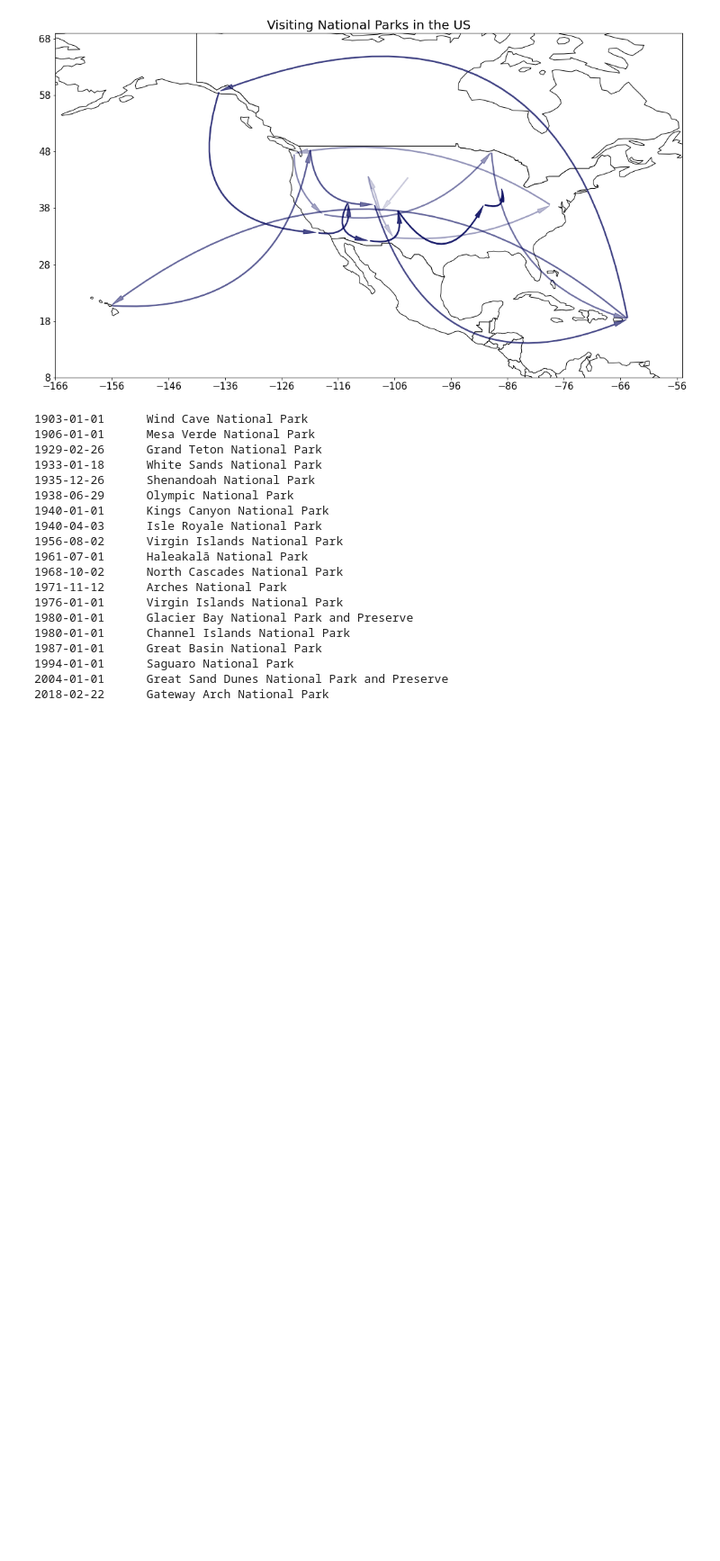
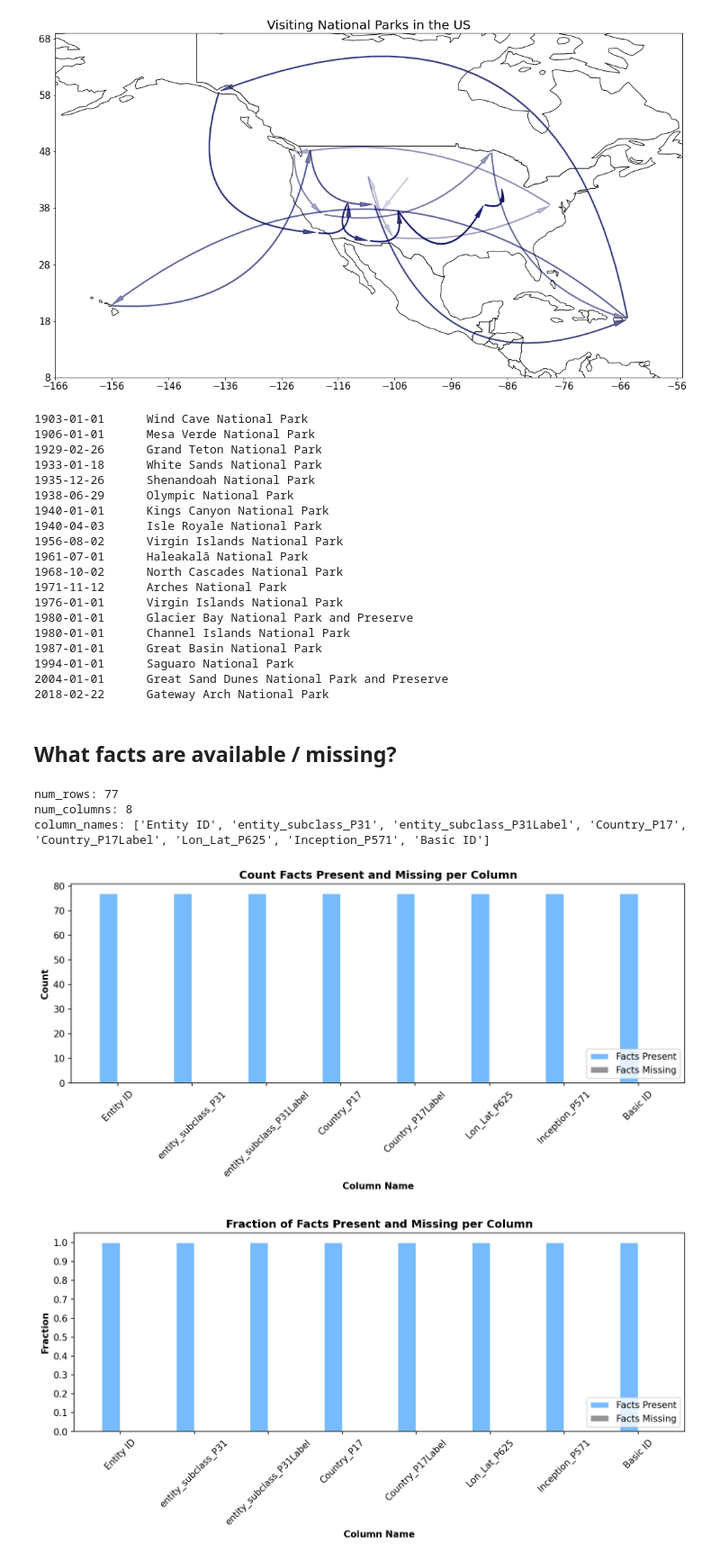
Before and after one commit to mikecafarella/KNP, a Jupyter notebook: examples/KNPSDemo.ipynb, the cells around one changed output. Shown at 90% size. Cells and saved outputs as stored; diff of their text form; code cells hidden in the pictures; blank space fills up the shorter version.

Commit message:
added precision recall functionality to the demo and the natl. parks example showing that

```diff
--- a/examples/KNPSDemo.ipynb
+++ b/examples/KNPSDemo.ipynb
@@ -322,3 +327,15 @@ func_lib.arrow_map(parks.df[20:40], 'Inception_P571', 'Lon_Lat_P625', 'entity_su
 1994-01-01      Saguaro National Park
 2004-01-01      Great Sand Dunes National Park and Preserve
 2018-02-22      Gateway Arch National Park
+# %% [markdown]
+## What facts are available / missing?
+# %%
+func_lib.summarize_rows_columns(parks.df)
+func_lib.plot_present_missing(parks.df, 'count')
+func_lib.plot_present_missing(parks.df, 'fraction')
+# %% [output]
+num_rows: 77
+num_columns: 8
+column_names: ['Entity ID', 'entity_subclass_P31', 'entity_subclass_P31Label', 'Country_P17', 'Country_P17Label', 'Lon_Lat_P625', 'Inception_P571', 'Basic ID']
+[figure, added]
+[figure, added]
```
Also changed, not shown: parts of 10 cells of this notebook, 3 other files.
